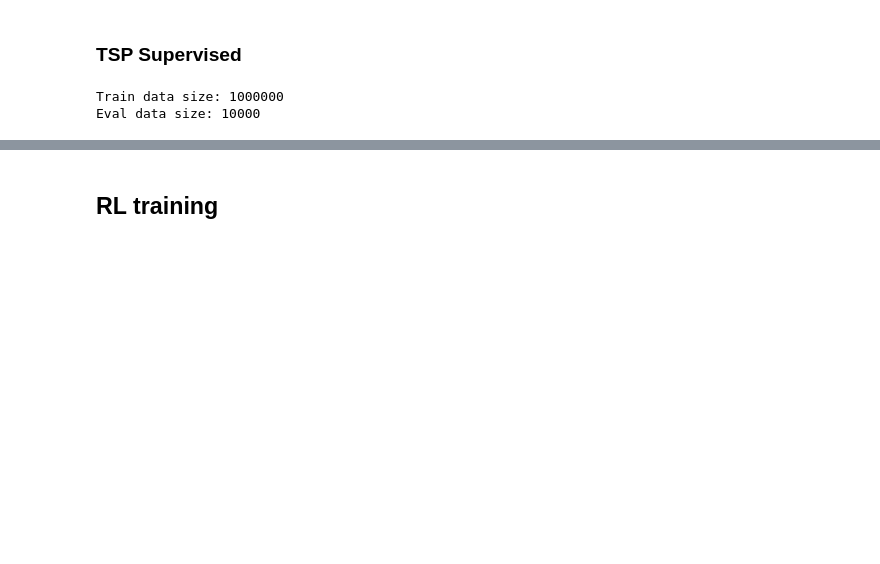
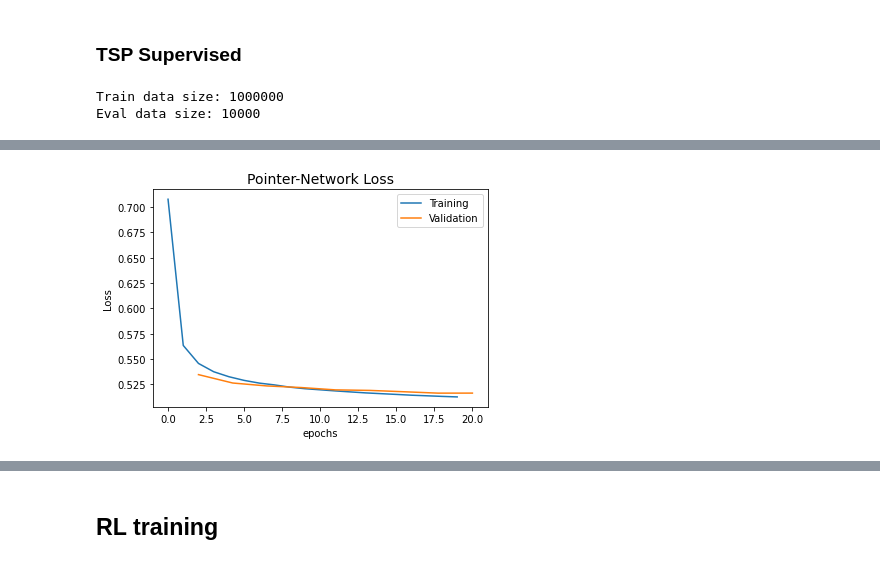
Before and after one commit to JoseVillagranE/Pointer-Networks, a Jupyter notebook: Experiments.ipynb, the cells around one changed output, grey strips where cells are left out. Drawn from its saved outputs; the diff is of its cells as text; code cells hidden in the pictures; blank space fills up the shorter version.

```diff
--- a/Experiments.ipynb
+++ b/Experiments.ipynb
@@ -118,5 +154,7 @@ from TSP import weights_init
 model = PointerNet(rnn_type, bidirectional, num_layers, embedding_dim, rnn_hidden_size, 0, batch_size, attn_type=attn_type, C=C)
 weights_init(model)
 # %%
+from TSP import training
 TrainingLoss, EvalLoss, Valid_Tours, Valid_Tours_Eval = training(model, train_ds, eval_ds, cudaAvailable, nepoch=nepoch,
-                                       model_file=save_model_name, batchSize=batch_size, lr=lr)
+                                       model_file=save_model_name, batchSize=batch_size, lr=lr,
+                                       freqEval=freqEval, Teaching_Forcing=Teaching_Forcing)
@@ -124,0 +188,12 @@ eval_model(model, eval_ds, cudaAvailable, n_plt_tours=7, n_cols=3)
+# %%
+import numpy as np
+plt.plot(range(len(TrainingLoss)), TrainingLoss, label="Training")
+EvalLoss_x = np.linspace(2, 20, num=len(EvalLoss))
+plt.plot(EvalLoss_x, EvalLoss, label="Validation")
+plt.legend()
+plt.xlabel("epochs", fontsize=10)
+plt.ylabel("Loss", fontsize=10)
+plt.title("Pointer-Network Loss", fontsize=14)
+plt.show()
+# %% [output]
+[figure, added]
```
Also changed, not shown: parts of 9 cells of this notebook, 2 other files.
